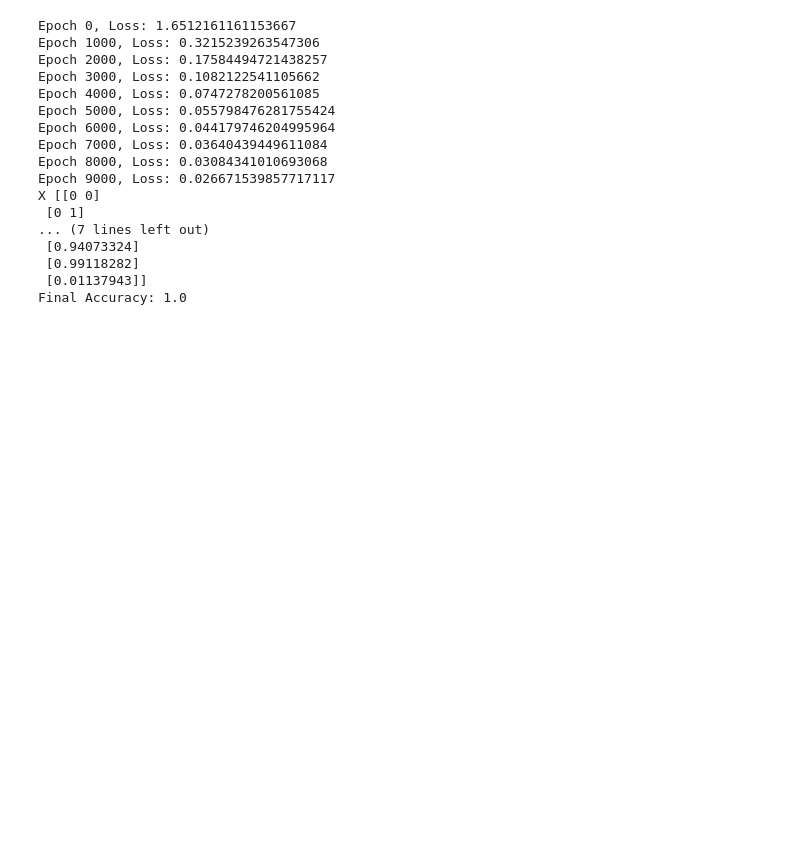
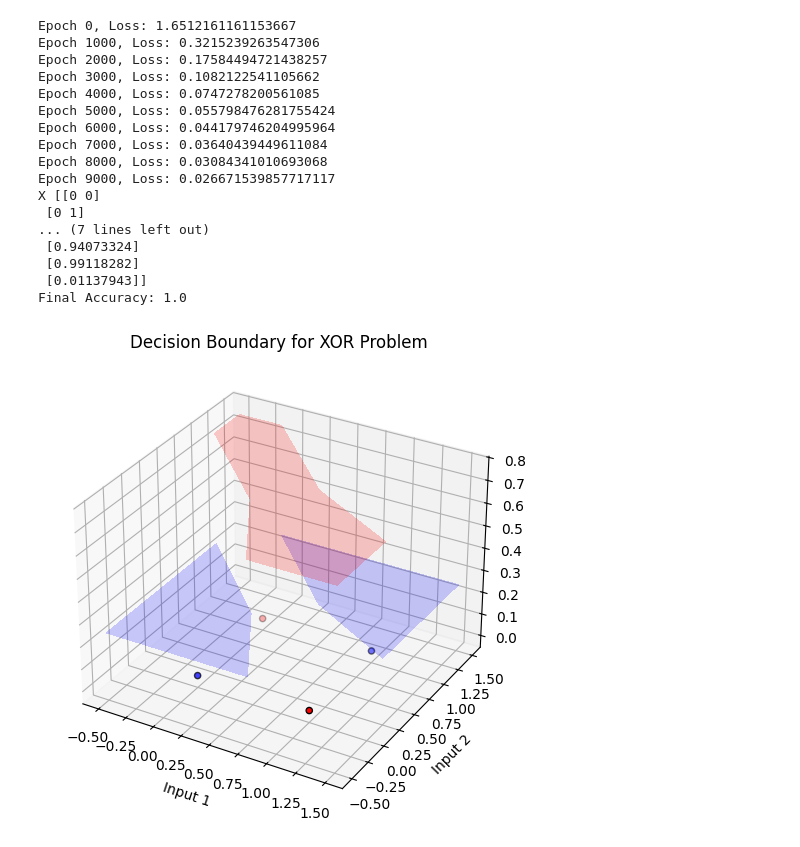
Before and after one commit to ZakiehShakeri/Deep-Learning-from-scratch, a Jupyter notebook: notebooks/xor.ipynb, the cells around one changed output. Saved outputs shown, nothing was run; the diff lists cells and outputs as text; code cells hidden in the pictures; blank space fills up the shorter version.

Commit message:
readme updated and xor notebook revised to add decision boundry visualization

```diff
--- a/notebooks/xor.ipynb
+++ b/notebooks/xor.ipynb
@@ -71,3 +71,22 @@ X [[0 0]
  [0.99118282]
  [0.01137943]]
 Final Accuracy: 1.0
+# %%
+# plotting 3D decision boundary
+fig = plt.figure(figsize=(8, 6))
+ax = fig.add_subplot(111, projection='3d')
+# create a grid of points to plot the decision boundary
+xx, yy = np.meshgrid(np.linspace(-0.5, 1.5, 100), np.linspace(-0.5, 1.5, 100))
+grid = np.c_[xx.ravel(), yy.ravel()]
+# get predictions for the grid points
+Z = model.forward(grid)
+Z = Z.reshape(xx.shape)
+# plot the decision boundary
+ax.contourf(xx, yy, Z, levels=[0, 0.5, 1], alpha=0.2, colors=['blue', 'red'])
+ax.scatter(x[:, 0], x[:, 1], c=y.flatten(), cmap='bwr', edgecolors='k')
+ax.set_title('Decision Boundary for XOR Problem')
+ax.set_xlabel('Input 1')
+ax.set_ylabel('Input 2')
+plt.show()
+# %% [output]
+[figure, added]
```
Also changed, not shown: 1 other file.
